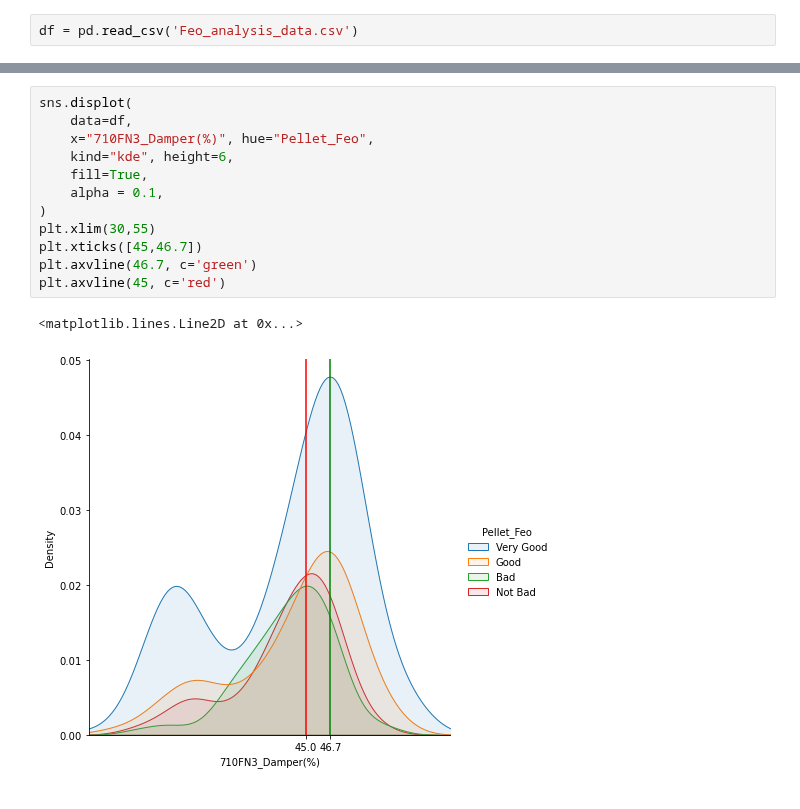
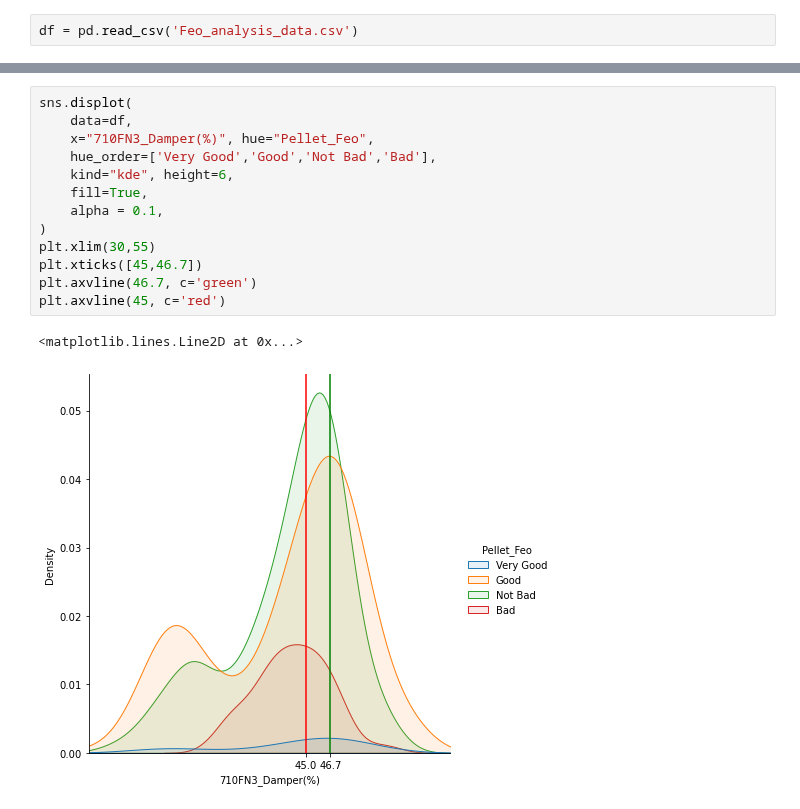
Before and after one commit to heidaralavi/Feo-Prj, a Jupyter notebook: Product Feo Analysis.ipynb, the cells around one changed output, grey strips where cells are left out. Cells and saved outputs as stored; diff of their text form.

```diff
--- a/Product Feo Analysis.ipynb
+++ b/Product Feo Analysis.ipynb
@@ -83,18 +86,19 @@ plt.axvline(1950, c='blue')
 # %%
 sns.displot(
     data=df,
     x="710FN3_Damper(%)", hue="Pellet_Feo",
+    hue_order=['Very Good','Good','Not Bad','Bad'],
     kind="kde", height=6,
     fill=True,
     alpha = 0.1,
 )
 plt.xlim(30,55)
 plt.xticks([45,46.7])
 plt.axvline(46.7, c='green')
 plt.axvline(45, c='red')
 # %% [output]
 <matplotlib.lines.Line2D at 0x...>
-[figure, old version]
+[figure, new version]
 # %%
 sns.displot(
     data=df,
```
Also changed, not shown: parts of 9 cells of this notebook, 2 other files.
